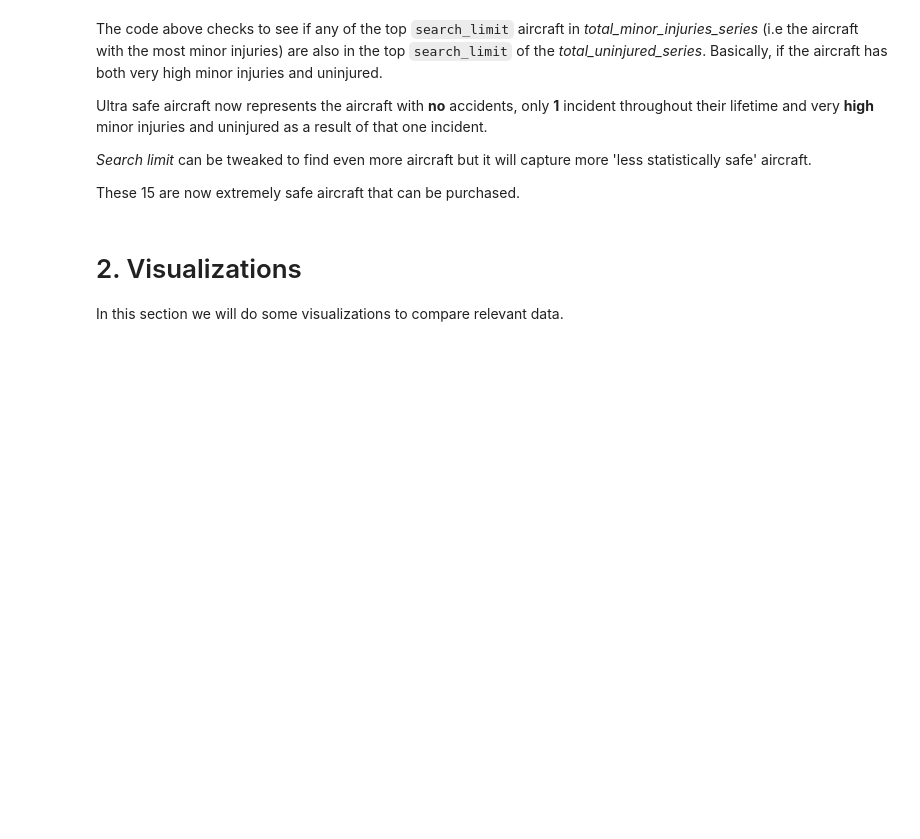
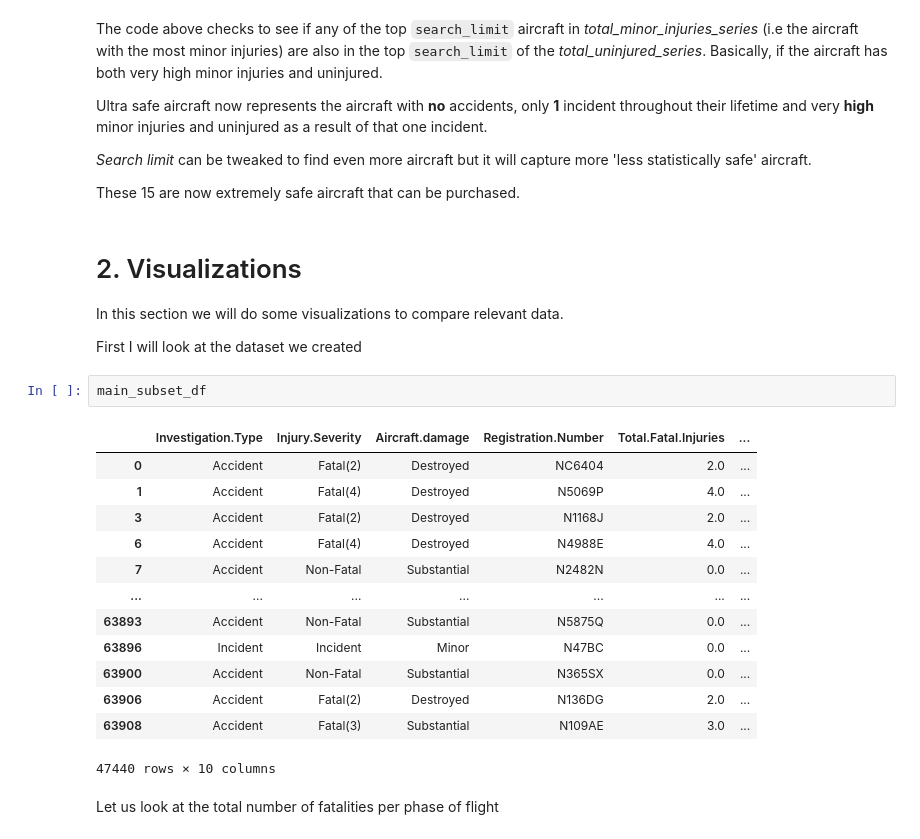
Before and after one commit to Ngundo-Muithya/Phase-1-Project, a Jupyter notebook: Notebook.ipynb, the cells around one changed output. Cells and saved outputs as stored; diff of their text form; blank space fills up the shorter version.

```diff
--- a/Notebook.ipynb
+++ b/Notebook.ipynb
@@ -334,3 +334,23 @@ These 15 are now extremely safe aircraft that can be purchased.
 # 2. Visualizations
 
 In this section we will do some visualizations to compare relevant data.
+
+First I will look at the dataset we created
+# %%
+main_subset_df
+# %% [output]
+|  | Investigation.Type | Injury.Severity | Aircraft.damage | Registration.Number | Total.Fatal.Injuries | ... |
+| 0 | Accident | Fatal(2) | Destroyed | NC6404 | 2.0 | ... |
+| 1 | Accident | Fatal(4) | Destroyed | N5069P | 4.0 | ... |
+| 3 | Accident | Fatal(2) | Destroyed | N1168J | 2.0 | ... |
+| 6 | Accident | Fatal(4) | Destroyed | N4988E | 4.0 | ... |
+| 7 | Accident | Non-Fatal | Substantial | N2482N | 0.0 | ... |
+| ... | ... | ... | ... | ... | ... | ... |
+| 63893 | Accident | Non-Fatal | Substantial | N5875Q | 0.0 | ... |
+| 63896 | Incident | Incident | Minor | N47BC | 0.0 | ... |
+| 63900 | Accident | Non-Fatal | Substantial | N365SX | 0.0 | ... |
+| 63906 | Accident | Fatal(2) | Destroyed | N136DG | 2.0 | ... |
+| 63908 | Accident | Fatal(3) | Substantial | N109AE | 3.0 | ... |
+47440 rows × 10 columns
+# %% [markdown]
+Let us look at the total number of fatalities per phase of flight
```
Also changed, not shown: parts of 4 cells of this notebook.
